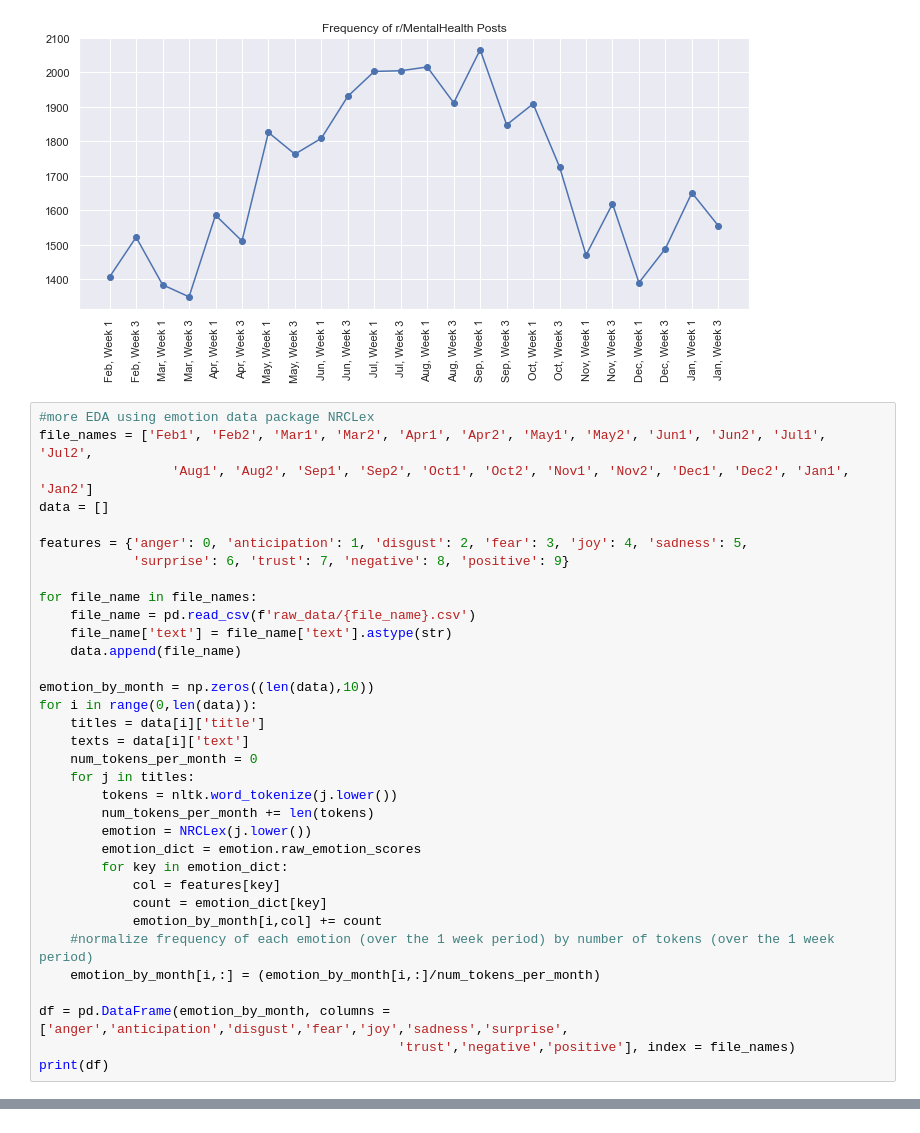
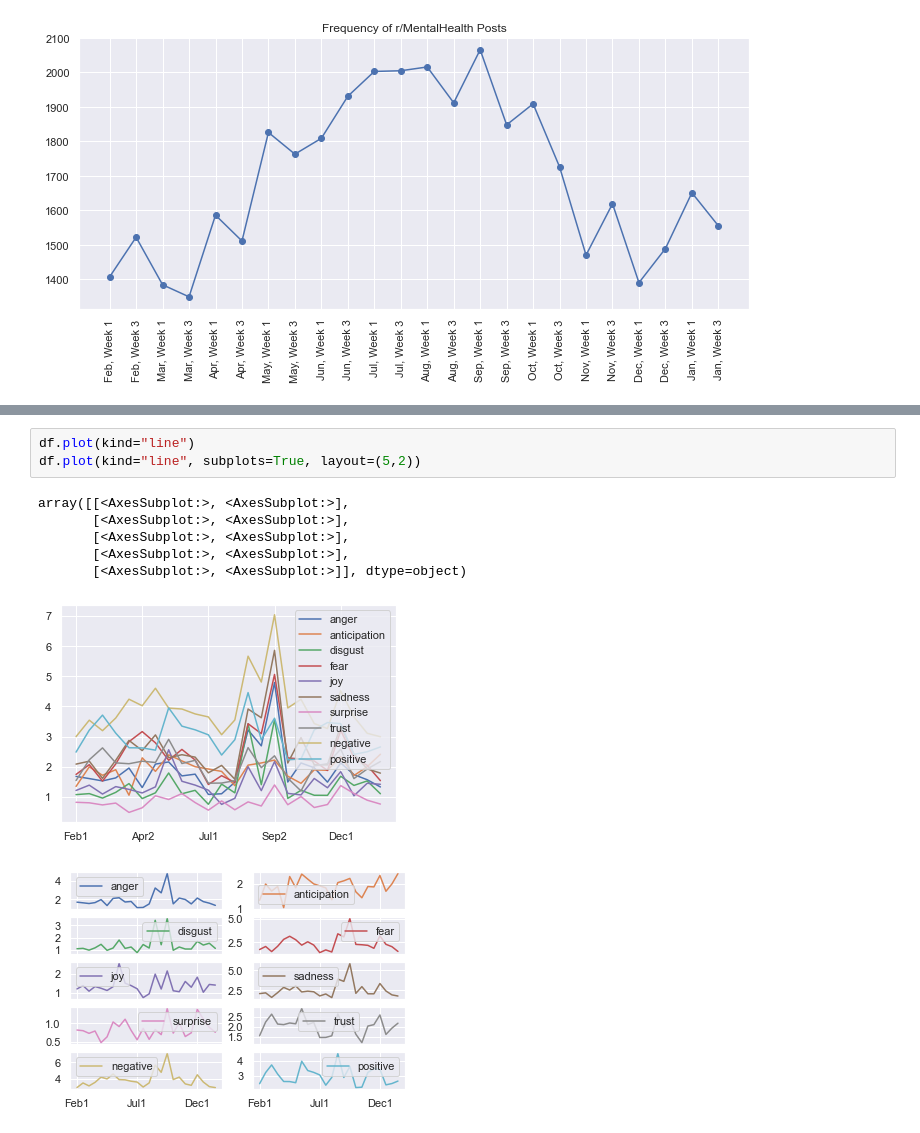
Before and after one commit to bermanjt/RedditMentalHealth, a Jupyter notebook: EDA.ipynb, the cells around one changed output, grey strips where cells are left out. Saved outputs shown, nothing was run; the diff lists cells and outputs as text.

```diff
--- a/EDA.ipynb
+++ b/EDA.ipynb
@@ -20,37 +21,3 @@ plt.plot([f'{month}, Week {i}' for month in months for i in range(1, 4, 2)], fre
 # %% [output]
 [<matplotlib.lines.Line2D at 0x...>]
 [figure]
-# %%
-#more EDA using emotion data package NRCLex
-file_names = ['Feb1', 'Feb2', 'Mar1', 'Mar2', 'Apr1', 'Apr2', 'May1', 'May2', 'Jun1', 'Jun2', 'Jul1', 'Jul2',
-                 'Aug1', 'Aug2', 'Sep1', 'Sep2', 'Oct1', 'Oct2', 'Nov1', 'Nov2', 'Dec1', 'Dec2', 'Jan1', 'Jan2']
-data = []
-
-features = {'anger': 0, 'anticipation': 1, 'disgust': 2, 'fear': 3, 'joy': 4, 'sadness': 5,
-            'surprise': 6, 'trust': 7, 'negative': 8, 'positive': 9}
-
-for file_name in file_names:
-    file_name = pd.read_csv(f'raw_data/{file_name}.csv')
-    file_name['text'] = file_name['text'].astype(str)
-    data.append(file_name)
-
-emotion_by_month = np.zeros((len(data),10))
-for i in range(0,len(data)):
-    titles = data[i]['title']
-    texts = data[i]['text']
-    num_tokens_per_month = 0
-    for j in titles:
-        tokens = nltk.word_tokenize(j.lower())
-        num_tokens_per_month += len(tokens)
-        emotion = NRCLex(j.lower())
-        emotion_dict = emotion.raw_emotion_scores
-        for key in emotion_dict:
-            col = features[key]
-            count = emotion_dict[key]
-            emotion_by_month[i,col] += count
-    #normalize frequency of each emotion (over the 1 week period) by number of tokens (over the 1 week period)
-    emotion_by_month[i,:] = (emotion_by_month[i,:]/num_tokens_per_month)
-
-df = pd.DataFrame(emotion_by_month, columns = ['anger','anticipation','disgust','fear','joy','sadness','surprise',
-                                              'trust','negative','positive'], index = file_names)
-print(df)
@@ -79,0 +87,11 @@ df.plot(kind="line")
+# %%
+df.plot(kind="line")
+df.plot(kind="line", subplots=True, layout=(5,2))
+# %% [output]
+array([[<AxesSubplot:>, <AxesSubplot:>],
+       [<AxesSubplot:>, <AxesSubplot:>],
+       [<AxesSubplot:>, <AxesSubplot:>],
+       [<AxesSubplot:>, <AxesSubplot:>],
+       [<AxesSubplot:>, <AxesSubplot:>]], dtype=object)
+[figure, added]
+[figure, added]
```
Also changed, not shown: parts of 5 cells of this notebook.
